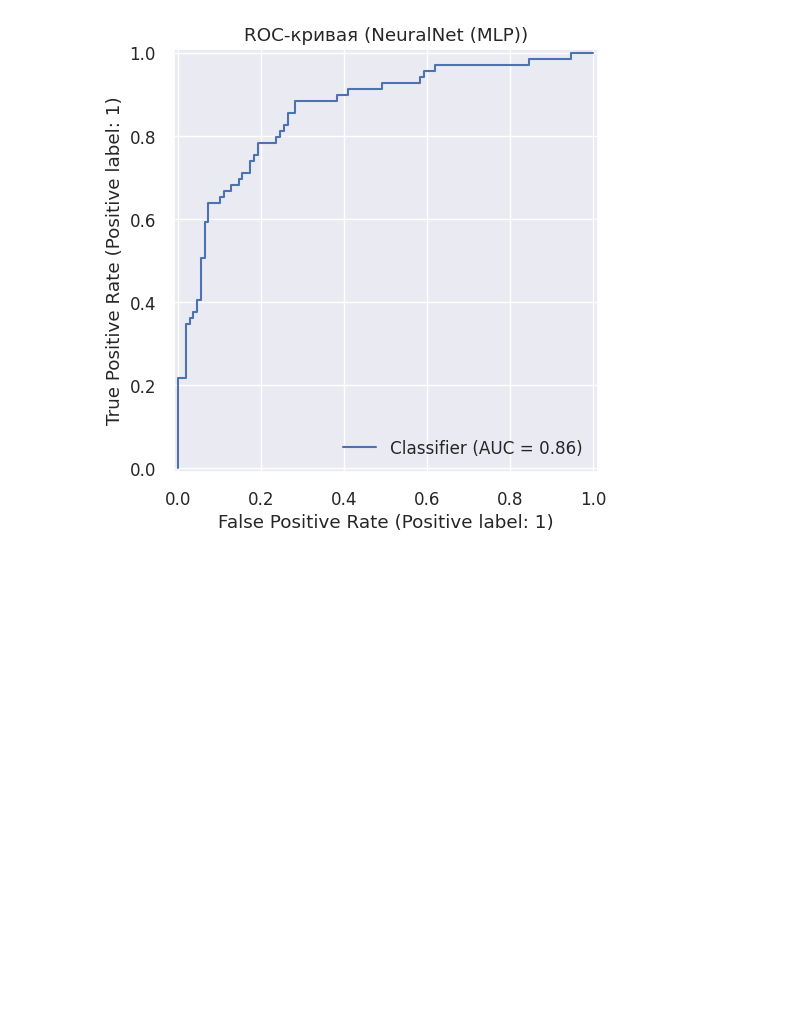
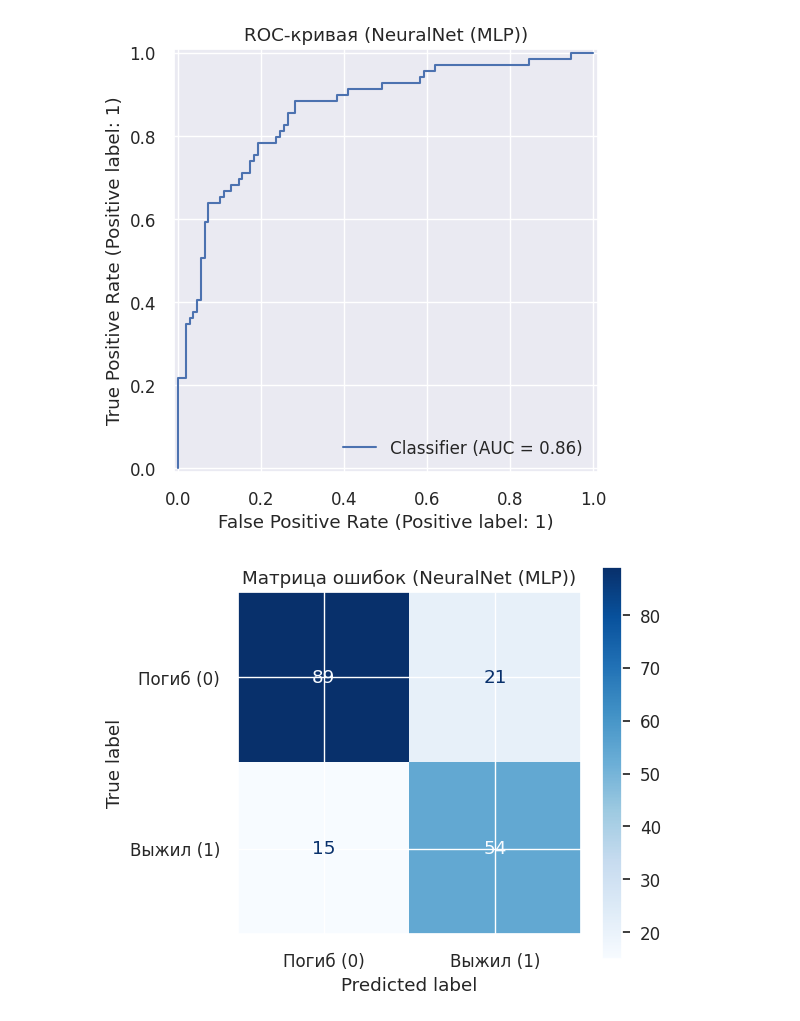
Before and after one commit to wwvvlllttggiitt/ADII, a Jupyter notebook: titanic.ipynb, the cells around one changed output. Saved outputs shown, nothing was run; the diff lists cells and outputs as text; code cells hidden in the pictures; blank space fills up the shorter version.

```diff
--- a/titanic.ipynb
+++ b/titanic.ipynb
@@ -489,3 +484,22 @@ Classification Report:
    macro avg       0.79      0.80      0.79       179
 weighted avg       0.80      0.80      0.80       179
 [figure]
+# %%
+from sklearn.metrics import ConfusionMatrixDisplay
+
+# Финальное предсказание (у вас уже есть final_pred)
+# final_pred = best_pipe.predict(X_test)
+
+# 1. Встроенный метод sklearn (быстрый и красивый)
+fig, ax = plt.subplots(figsize=(6, 5))
+ConfusionMatrixDisplay.from_predictions(
+    y_test, final_pred,
+    display_labels=['Погиб (0)', 'Выжил (1)'],
+    cmap='Blues',
+    ax=ax
+)
+plt.title(f'Матрица ошибок ({best_model_name})')
+plt.tight_layout()
+plt.show()
+# %% [output]
+[figure, added]
```
Also changed, not shown: parts of 1 cell of this notebook.
